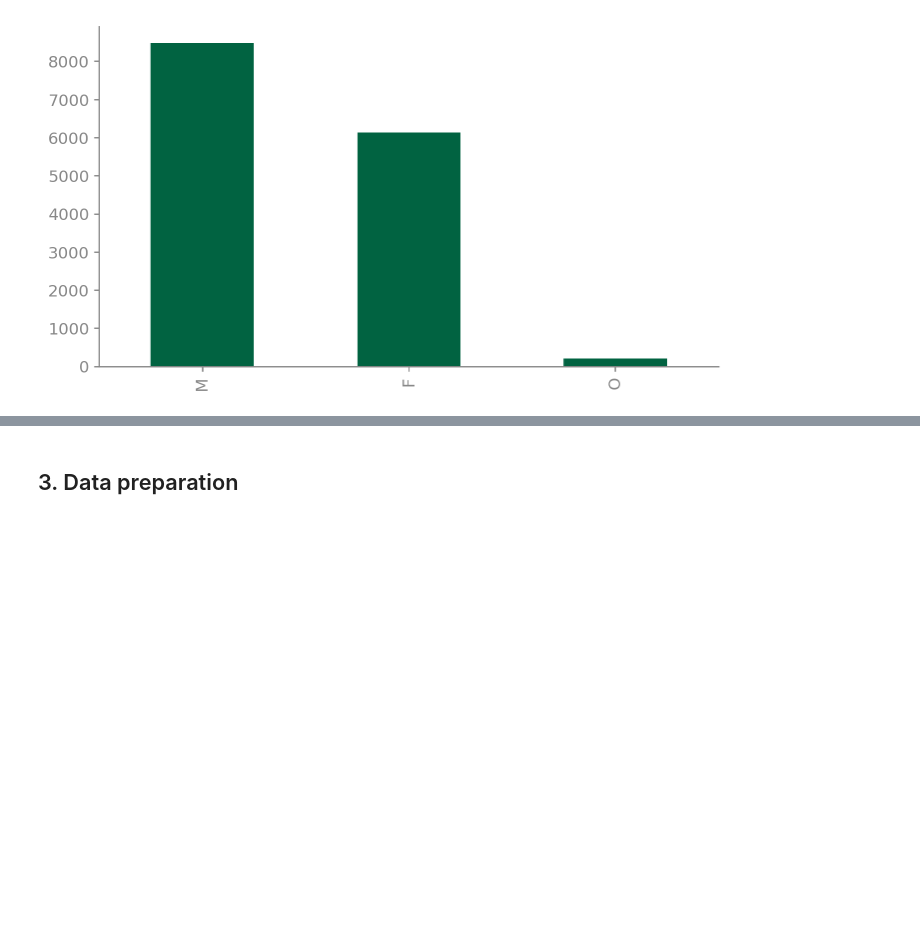
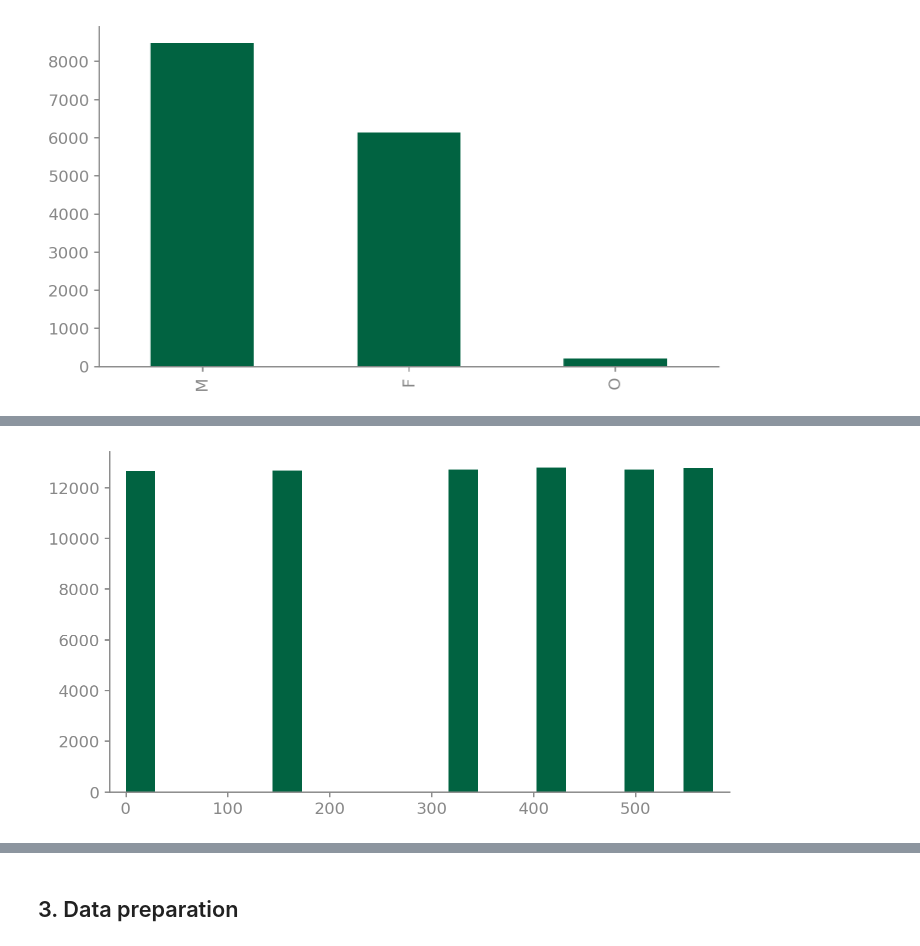
Before and after one commit to gabrieltempass/starbucks, a Jupyter notebook: starbucks.ipynb, the cells around one changed output, grey strips where cells are left out. Saved outputs shown, nothing was run; the diff lists cells and outputs as text; code cells hidden in the pictures; blank space fills up the shorter version.

```diff
--- a/starbucks.ipynb
+++ b/starbucks.ipynb
@@ -238,0 +230,4 @@ transcript.shape
+# %%
+transcript[transcript["event"] == "offer received"]["time"].hist(bins=20);
+# %% [output]
+[figure, added]
```
Also changed, not shown: parts of 40 cells of this notebook, 1 other file.
